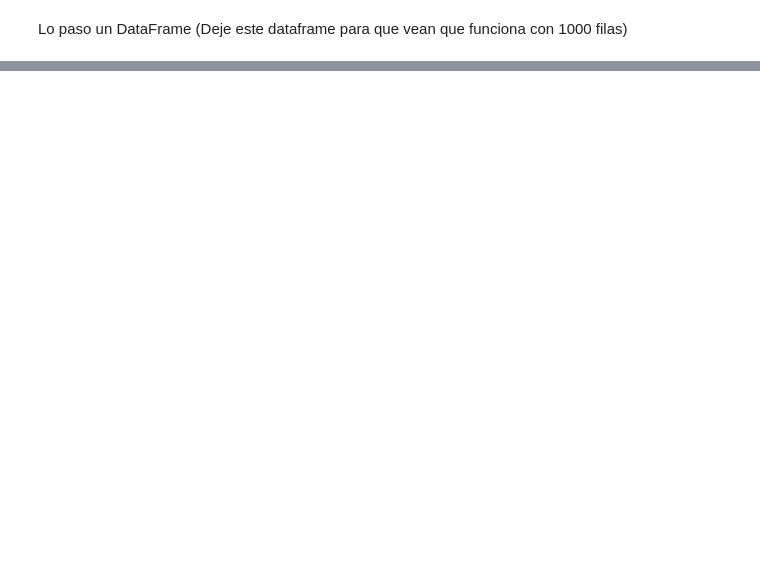
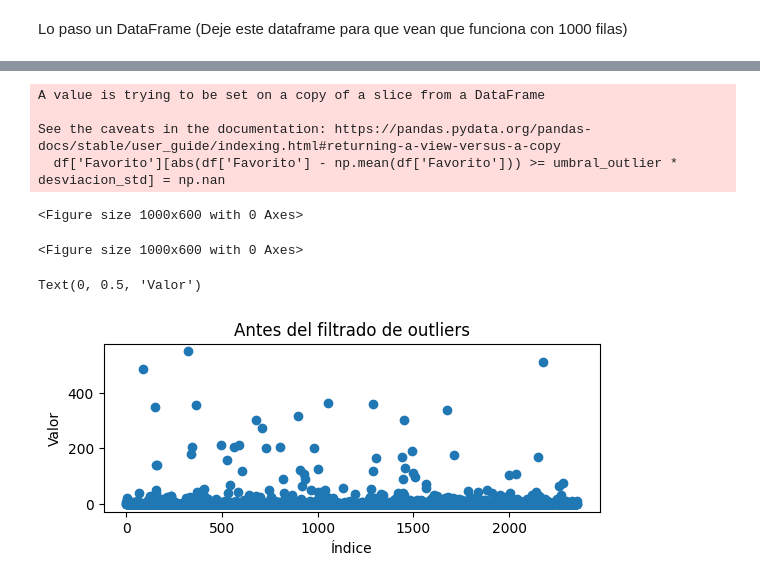
Before and after one commit to EnzoPavez/Datasets-Pavez-Enzo, a Jupyter notebook: Desafio_APIS_Pavez_Enzo.ipynb, the cells around one changed output, grey strips where cells are left out. Drawn from its saved outputs; the diff is of its cells as text; code cells hidden in the pictures; blank space fills up the shorter version.

```diff
--- a/Desafio_APIS_Pavez_Enzo.ipynb
+++ b/Desafio_APIS_Pavez_Enzo.ipynb
@@ -112,0 +144,2 @@ p1
+# %%
+df = df.drop_duplicates()  # Eliminar filas duplicadas
@@ -112,0 +188,4 @@ p1
+# %%
+# 5. Transformación de datos
+# Cambiar el formato de fechas
+df['Fecha'] = pd.to_datetime(df['Fecha']).dt.strftime('%d/%m/%Y')
@@ -112,0 +211,5 @@ p1
+# %%
+# 6. Manejo de outliers
+# Identificar outliers utilizando el método de desviación estándar
+desviacion_std = np.std(df['Favorito'])
+umbral_outlier = 3  # Umbral para considerar un valor como outlier (puedes ajustarlo según tus necesidades)
@@ -112,0 +219,24 @@ p1
+# %%
+# Reemplazar outliers con valores NaN
+df['Favorito'][abs(df['Favorito'] - np.mean(df['Favorito'])) >= umbral_outlier * desviacion_std] = np.nan
+# %% [output]
+A value is trying to be set on a copy of a slice from a DataFrame
+
+See the caveats in the documentation: https://pandas.pydata.org/pandas-docs/stable/user_guide/indexing.html#returning-a-view-versus-a-copy
+  df['Favorito'][abs(df['Favorito'] - np.mean(df['Favorito'])) >= umbral_outlier * desviacion_std] = np.nan
+# %%
+# Graficar antes y después del filtrado de outliers
+plt.figure(figsize=(10, 6))
+# %% [output]
+<Figure size 1000x600 with 0 Axes>
+<Figure size 1000x600 with 0 Axes>
+# %%
+# Gráfico antes del filtrado de outliers
+plt.subplot(2, 1, 1)
+plt.scatter(range(len(df['Favorito'])), df['Favorito'])
+plt.title('Antes del filtrado de outliers')
+plt.xlabel('Índice')
+plt.ylabel('Valor')
+# %% [output]
+Text(0, 0.5, 'Valor')
+[figure, added]
```
Also changed, not shown: parts of 30 cells of this notebook.
